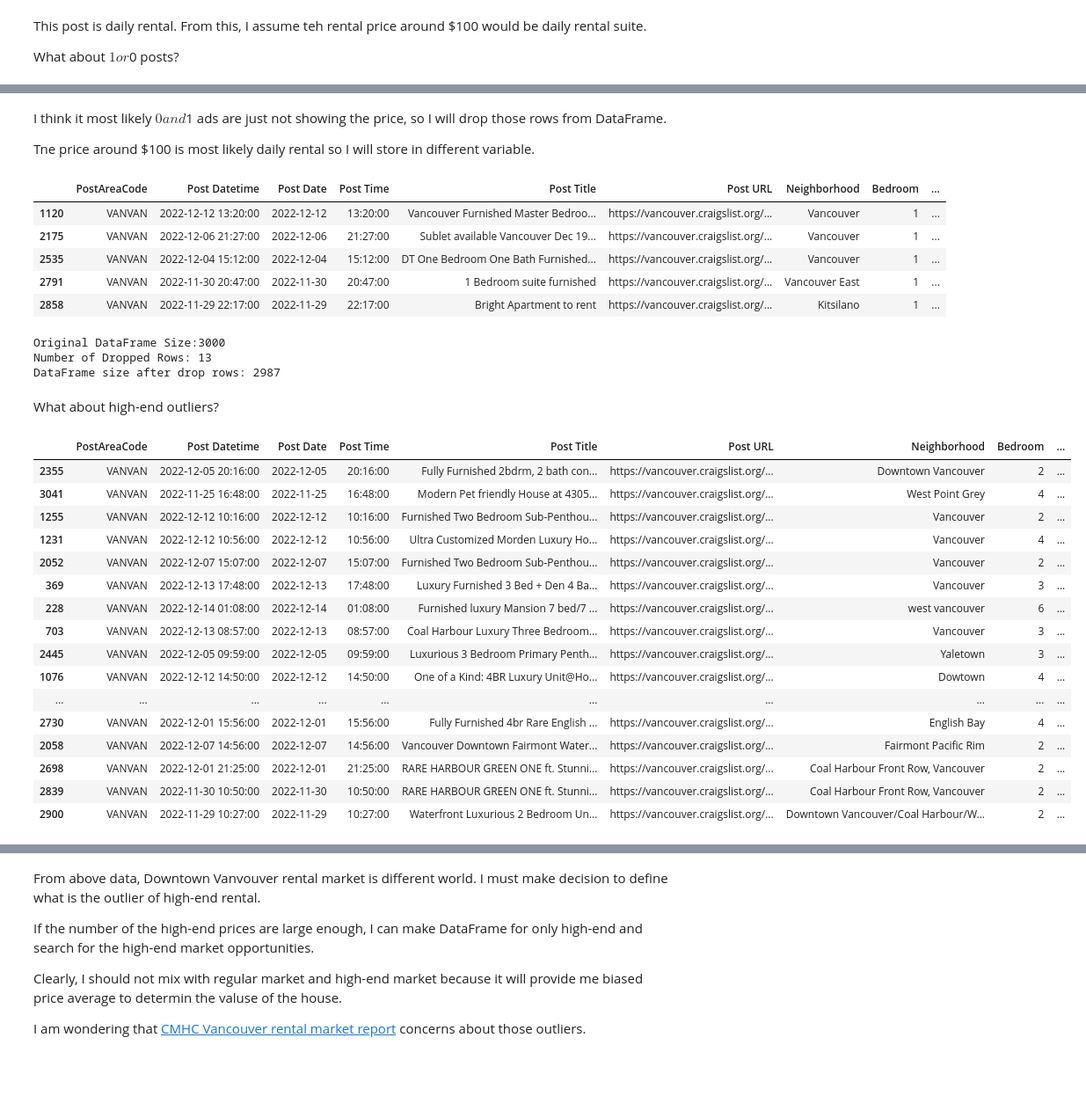
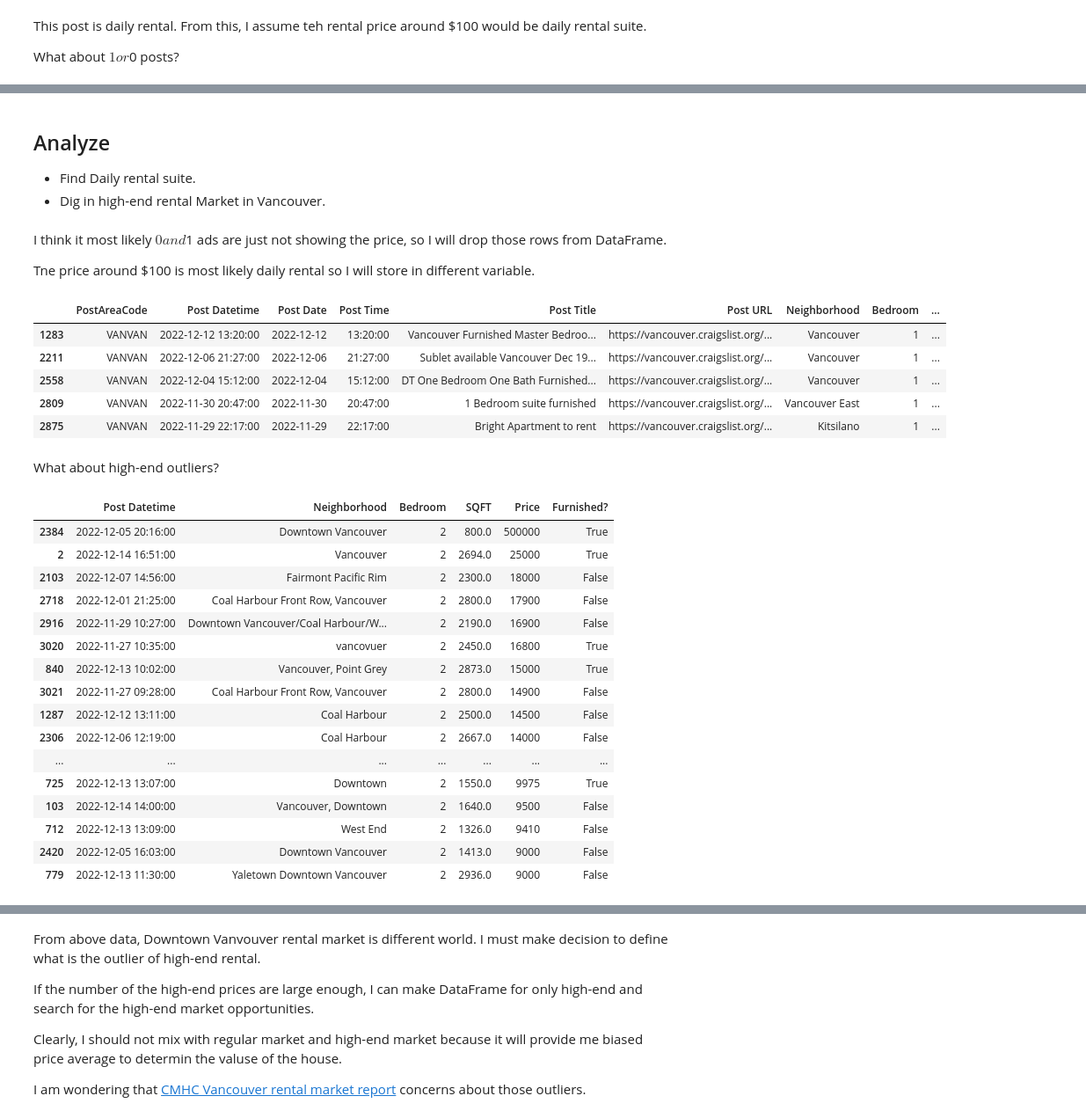
Before and after one commit to masaichig0/Data-Analysis-Project-1, a Jupyter notebook: rental_market_analysis_project.ipynb, the cells around one changed output, grey strips where cells are left out. Shown at 88% size. Saved outputs shown, nothing was run; the diff lists cells and outputs as text; code cells hidden in the pictures; blank space fills up the shorter version.

```diff
--- a/rental_market_analysis_project.ipynb
+++ b/rental_market_analysis_project.ipynb
@@ -367,6 +367,6 @@ Wall time: 15.1 ms
 df.sort_values(by="Post Datetime", axis=0, ascending=False, inplace=True)
 # %%
 # Remove duplicates
-df.drop_duplicates(inplace=True)
+df.drop_duplicates(subset="Post Title", inplace=True)
 len(df)
 # %% [output]
@@ -419,3 +419,8 @@ zero_dollar
+# %% [markdown]
+## Analyze
+
+* Find Daily rental suite.
+* Dig in high-end rental Market in Vancouver.
 # %% [markdown]
 I think it most likely $0 and $1 ads are just not showing the price, so I will drop those rows from DataFrame.
 
@@ -425,45 +430,35 @@ day_rental = df[df["Price"].between(10, 300)]
 day_rental
 # %% [output]
 |  | PostAreaCode | Post Datetime | Post Date | Post Time | Post Title | Post URL | Neighborhood | Bedroom | ... |
-| 1120 | VANVAN | 2022-12-12 13:20:00 | 2022-12-12 | 13:20:00 | Vancouver Furnished Master Bedroo... | https://vancouver.craigslist.org/... | Vancouver | 1 | ... |
-| 2175 | VANVAN | 2022-12-06 21:27:00 | 2022-12-06 | 21:27:00 | Sublet available Vancouver Dec 19... | https://vancouver.craigslist.org/... | Vancouver | 1 | ... |
-| 2535 | VANVAN | 2022-12-04 15:12:00 | 2022-12-04 | 15:12:00 | DT One Bedroom One Bath Furnished... | https://vancouver.craigslist.org/... | Vancouver | 1 | ... |
-| 2791 | VANVAN | 2022-11-30 20:47:00 | 2022-11-30 | 20:47:00 | 1 Bedroom suite furnished | https://vancouver.craigslist.org/... | Vancouver East | 1 | ... |
-| 2858 | VANVAN | 2022-11-29 22:17:00 | 2022-11-29 | 22:17:00 | Bright Apartment to rent | https://vancouver.craigslist.org/... | Kitsilano | 1 | ... |
+| 1283 | VANVAN | 2022-12-12 13:20:00 | 2022-12-12 | 13:20:00 | Vancouver Furnished Master Bedroo... | https://vancouver.craigslist.org/... | Vancouver | 1 | ... |
+| 2211 | VANVAN | 2022-12-06 21:27:00 | 2022-12-06 | 21:27:00 | Sublet available Vancouver Dec 19... | https://vancouver.craigslist.org/... | Vancouver | 1 | ... |
+| 2558 | VANVAN | 2022-12-04 15:12:00 | 2022-12-04 | 15:12:00 | DT One Bedroom One Bath Furnished... | https://vancouver.craigslist.org/... | Vancouver | 1 | ... |
+| 2809 | VANVAN | 2022-11-30 20:47:00 | 2022-11-30 | 20:47:00 | 1 Bedroom suite furnished | https://vancouver.craigslist.org/... | Vancouver East | 1 | ... |
+| 2875 | VANVAN | 2022-11-29 22:17:00 | 2022-11-29 | 22:17:00 | Bright Apartment to rent | https://vancouver.craigslist.org/... | Kitsilano | 1 | ... |
-# %%
-# Drop low-end outliers rows
-drop_index = []
-for idx in one_dollar.index:
-    drop_index.append(idx)
-for idx in zero_dollar.index:
-    drop_index.append(idx)
-print(f"Original DataFrame Size:{len(df)}\nNumber of Dropped Rows: {len(drop_index)}")
-df.drop(drop_index,axis=0, inplace=True)
-print(f"DataFrame size after drop rows: {len(df)}")
-# %% [output]
-Original DataFrame Size:3000
-Number of Dropped Rows: 13
-DataFrame size after drop rows: 2987
 # %% [markdown]
 What about high-end outliers?
 # %%
-# 20 higest price
-df.sort_values(by="Price", ascending=False).head(20)
+# 100 higest price, then 2 bedroom suite
+top_100_price = df[['Post Datetime', 'Neighborhood', 'Bedroom', 'SQFT', 'Price', 'Furnished?']].sort_values(
+                by="Price", ascending=False).head(100)
+highest_two_bed = top_100_price[top_100_price['Bedroom'] == 2]
+highest_two_bed_idx = highest_two_bed.index
+highest_two_bed
 # %% [output]
-|  | PostAreaCode | Post Datetime | Post Date | Post Time | Post Title | Post URL | Neighborhood | Bedroom | ... |
-| 2355 | VANVAN | 2022-12-05 20:16:00 | 2022-12-05 | 20:16:00 | Fully Furnished 2bdrm, 2 bath con... | https://vancouver.craigslist.org/... | Downtown Vancouver | 2 | ... |
-| 3041 | VANVAN | 2022-11-25 16:48:00 | 2022-11-25 | 16:48:00 | Modern Pet friendly House at 4305... | https://vancouver.craigslist.org/... | West Point Grey | 4 | ... |
-| 1255 | VANVAN | 2022-12-12 10:16:00 | 2022-12-12 | 10:16:00 | Furnished Two Bedroom Sub-Penthou... | https://vancouver.craigslist.org/... | Vancouver | 2 | ... |
-| 1231 | VANVAN | 2022-12-12 10:56:00 | 2022-12-12 | 10:56:00 | Ultra Customized Morden Luxury Ho... | https://vancouver.craigslist.org/... | Vancouver | 4 | ... |
-| 2052 | VANVAN | 2022-12-07 15:07:00 | 2022-12-07 | 15:07:00 | Furnished Two Bedroom Sub-Penthou... | https://vancouver.craigslist.org/... | Vancouver | 2 | ... |
-| 369 | VANVAN | 2022-12-13 17:48:00 | 2022-12-13 | 17:48:00 | Luxury Furnished 3 Bed + Den 4 Ba... | https://vancouver.craigslist.org/... | Vancouver | 3 | ... |
-| 228 | VANVAN | 2022-12-14 01:08:00 | 2022-12-14 | 01:08:00 | Furnished luxury Mansion 7 bed/7 ... | https://vancouver.craigslist.org/... | west vancouver | 6 | ... |
-| 703 | VANVAN | 2022-12-13 08:57:00 | 2022-12-13 | 08:57:00 | Coal Harbour Luxury Three Bedroom... | https://vancouver.craigslist.org/... | Vancouver | 3 | ... |
-| 2445 | VANVAN | 2022-12-05 09:59:00 | 2022-12-05 | 09:59:00 | Luxurious 3 Bedroom Primary Penth... | https://vancouver.craigslist.org/... | Yaletown | 3 | ... |
-| 1076 | VANVAN | 2022-12-12 14:50:00 | 2022-12-12 | 14:50:00 | One of a Kind: 4BR Luxury Unit@Ho... | https://vancouver.craigslist.org/... | Dowtown | 4 | ... |
-| ... | ... | ... | ... | ... | ... | ... | ... | ... | ... |
-| 2730 | VANVAN | 2022-12-01 15:56:00 | 2022-12-01 | 15:56:00 | Fully Furnished 4br Rare English ... | https://vancouver.craigslist.org/... | English Bay | 4 | ... |
-| 2058 | VANVAN | 2022-12-07 14:56:00 | 2022-12-07 | 14:56:00 | Vancouver Downtown Fairmont Water... | https://vancouver.craigslist.org/... | Fairmont Pacific Rim | 2 | ... |
-| 2698 | VANVAN | 2022-12-01 21:25:00 | 2022-12-01 | 21:25:00 | RARE HARBOUR GREEN ONE ft. Stunni... | https://vancouver.craigslist.org/... | Coal Harbour Front Row, Vancouver | 2 | ... |
-| 2839 | VANVAN | 2022-11-30 10:50:00 | 2022-11-30 | 10:50:00 | RARE HARBOUR GREEN ONE ft. Stunni... | https://vancouver.craigslist.org/... | Coal Harbour Front Row, Vancouver | 2 | ... |
-| 2900 | VANVAN | 2022-11-29 10:27:00 | 2022-11-29 | 10:27:00 | Waterfront Luxurious 2 Bedroom Un... | https://vancouver.craigslist.org/... | Downtown Vancouver/Coal Harbour/W... | 2 | ... |
+|  | Post Datetime | Neighborhood | Bedroom | SQFT | Price | Furnished? |
+| 2384 | 2022-12-05 20:16:00 | Downtown Vancouver | 2 | 800.0 | 500000 | True |
+| 2 | 2022-12-14 16:51:00 | Vancouver | 2 | 2694.0 | 25000 | True |
+| 2103 | 2022-12-07 14:56:00 | Fairmont Pacific Rim | 2 | 2300.0 | 18000 | False |
+| 2718 | 2022-12-01 21:25:00 | Coal Harbour Front Row, Vancouver | 2 | 2800.0 | 17900 | False |
+| 2916 | 2022-11-29 10:27:00 | Downtown Vancouver/Coal Harbour/W... | 2 | 2190.0 | 16900 | False |
+| 3020 | 2022-11-27 10:35:00 | vancovuer | 2 | 2450.0 | 16800 | True |
+| 840 | 2022-12-13 10:02:00 | Vancouver, Point Grey | 2 | 2873.0 | 15000 | True |
+| 3021 | 2022-11-27 09:28:00 | Coal Harbour Front Row, Vancouver | 2 | 2800.0 | 14900 | False |
+| 1287 | 2022-12-12 13:11:00 | Coal Harbour | 2 | 2500.0 | 14500 | False |
+| 2306 | 2022-12-06 12:19:00 | Coal Harbour | 2 | 2667.0 | 14000 | False |
+| ... | ... | ... | ... | ... | ... | ... |
+| 725 | 2022-12-13 13:07:00 | Downtown | 2 | 1550.0 | 9975 | True |
+| 103 | 2022-12-14 14:00:00 | Vancouver, Downtown | 2 | 1640.0 | 9500 | False |
+| 712 | 2022-12-13 13:09:00 | West End | 2 | 1326.0 | 9410 | False |
+| 2420 | 2022-12-05 16:03:00 | Downtown Vancouver | 2 | 1413.0 | 9000 | False |
+| 779 | 2022-12-13 11:30:00 | Yaletown Downtown Vancouver | 2 | 2936.0 | 9000 | False |
```
Also changed, not shown: parts of 24 cells of this notebook, 2 other files.
